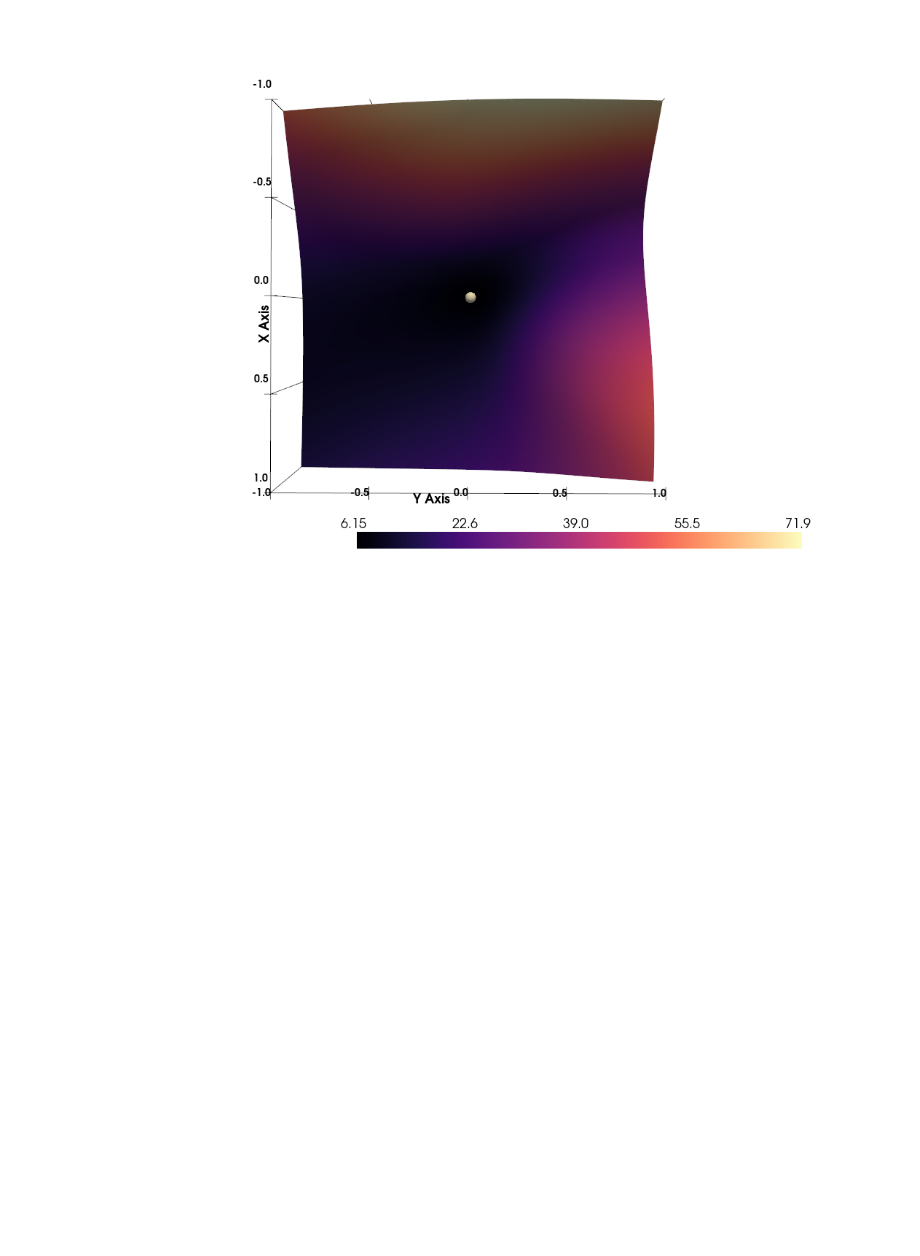
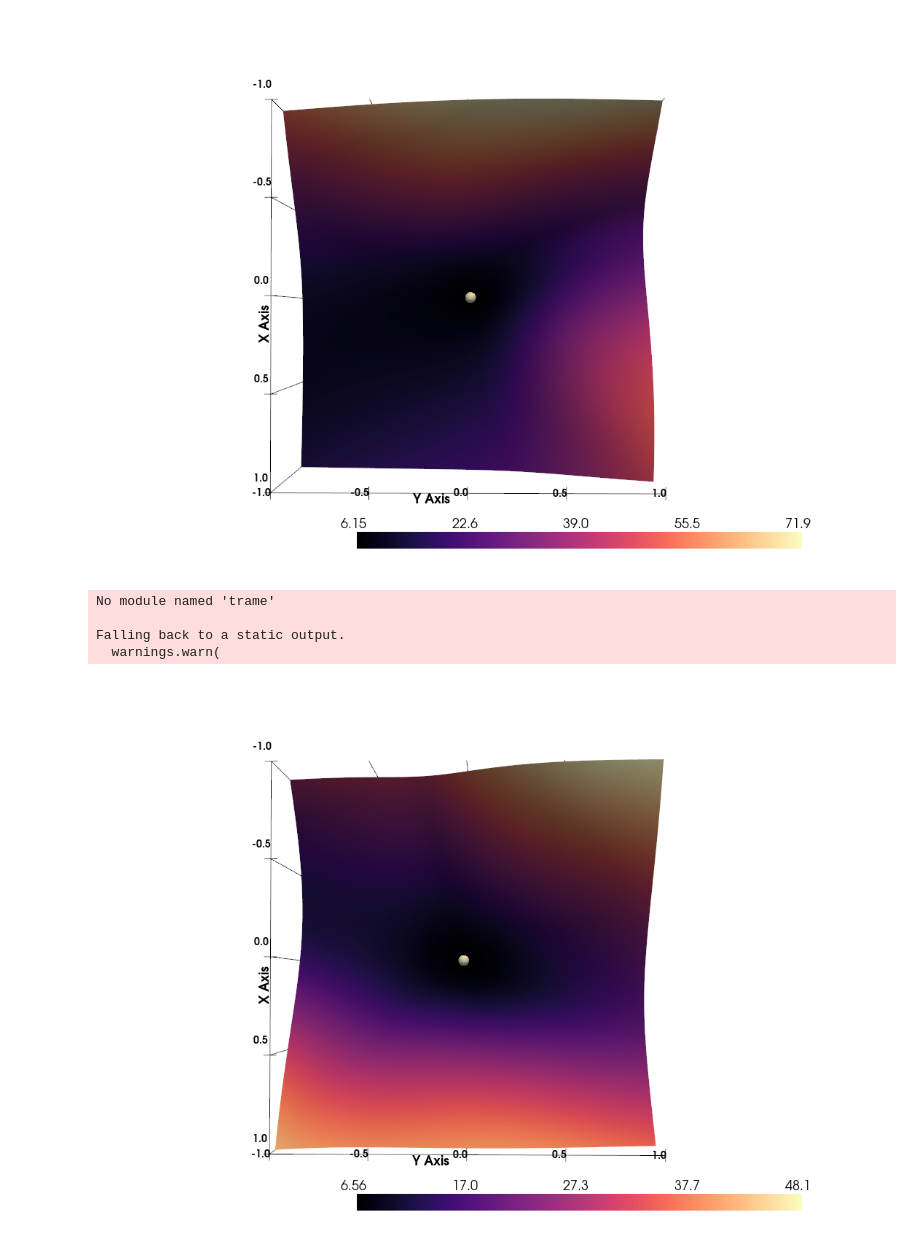
Before and after one commit to Vadimbuildercxx/looped_transformer, a Jupyter notebook: scripts/loss_surface.ipynb, the cells around one changed output. Saved outputs shown, nothing was run; the diff lists cells and outputs as text; code cells hidden in the pictures; blank space fills up the shorter version.

```diff
--- a/scripts/loss_surface.ipynb
+++ b/scripts/loss_surface.ipynb
@@ -320,3 +391,15 @@ No module named 'trame'
 Falling back to a static output.
   warnings.warn(
 [figure]
+# %%
+loss_landscape_l2_b5.plot(
+                          trace=trace_l2_b5,
+                          ralpha=ralpha_l2_b5, rbeta=rbeta_l2_b5, surface=surface_l2_b5,
+                          colormap="magma", k=0.5
+                          )
+# %% [output]
+No module named 'trame'
+
+Falling back to a static output.
+  warnings.warn(
+[figure, added]
```
Also changed, not shown: parts of 6 cells of this notebook, 12 other files.
